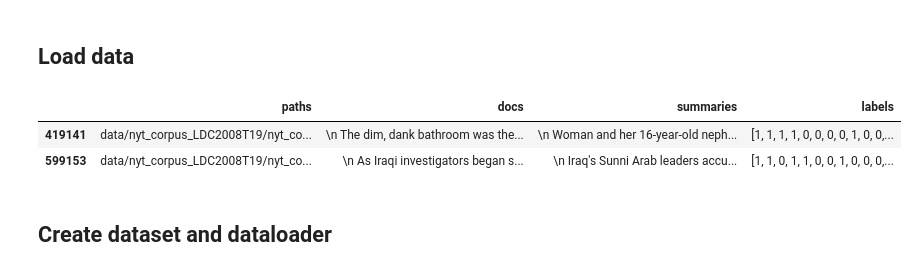
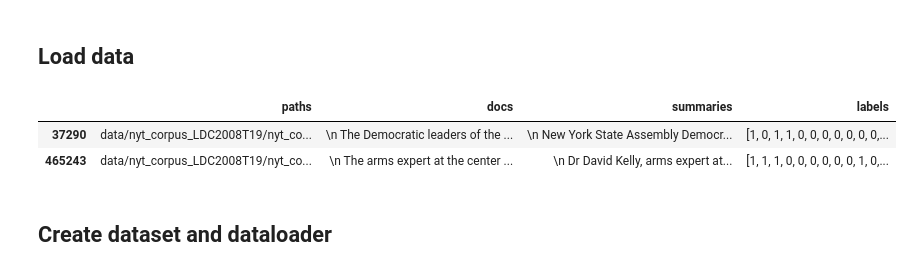
Before and after one commit to Baragouine/BERT_EXTSUM_NER, a Jupyter notebook: 07-train_bertbase_ext_summary_NYT50.ipynb, the cells around one changed output. Saved outputs shown, nothing was run; the diff lists cells and outputs as text; code cells hidden in the pictures.

```diff
--- a/07-train_bertbase_ext_summary_NYT50.ipynb
+++ b/07-train_bertbase_ext_summary_NYT50.ipynb
@@ -38,9 +38,9 @@ parser = argparse.ArgumentParser(description='extractive summary and ner using b
 
 parser.add_argument('-is_graphic',type=int,default=1,choices=[0,1])
 parser.add_argument('-gpu_num',type=int,default=0)
-parser.add_argument('-batch_size',type=int,default=4)#32)
+parser.add_argument('-batch_size',type=int,default=1)#32)
 parser.add_argument('-epochs',type=int,default=100)
-parser.add_argument('-dataset',type=str,default="data/nyt_corpus_LDC2008T19_50.json")
+parser.add_argument('-dataset',type=str,default="data/nyt_corpus_LDC2008T19_50")
 
 args = None
 
@@ -132,3 +125,7 @@ df_train = df.iloc[7452:]#9452]
+# %%
+df_test = pd.read_json(args.dataset + "/test.json")
+df_val = pd.read_json(args.dataset + "/val.json")
+df_train = pd.read_json(args.dataset + "/train.json")
 # %%
 # Stats corpus
 
@@ -145,11 +142,11 @@ if False:
   print("max:", max(len_articles), ", mediane:", statistics.median(len_articles), ", avg:", average(len_articles), ", std:", statistics.stdev(len_articles))
   # max: 184812 , mediane: 862.5 , avg: 2146.653203237274 , std: 4145.829631357804
 # %%
-df.head(2)
+df_train.head(2)
 # %% [output]
 |  | paths | docs | summaries | labels |
-| 419141 | data/nyt_corpus_LDC2008T19/nyt_co... | \n The dim, dank bathroom was the... | \n Woman and her 16-year-old neph... | [1, 1, 1, 1, 0, 0, 0, 0, 1, 0, 0,... |
-| 599153 | data/nyt_corpus_LDC2008T19/nyt_co... | \n As Iraqi investigators began s... | \n Iraq's Sunni Arab leaders accu... | [1, 1, 0, 1, 1, 0, 0, 1, 0, 0, 0,... |
+| 37290 | data/nyt_corpus_LDC2008T19/nyt_co... | \n The Democratic leaders of the ... | \n New York State Assembly Democr... | [1, 0, 1, 1, 0, 0, 0, 0, 0, 0, 0,... |
+| 465243 | data/nyt_corpus_LDC2008T19/nyt_co... | \n The arms expert at the center ... | \n Dr David Kelly, arms expert at... | [1, 1, 1, 0, 0, 0, 0, 0, 0, 1, 0,... |
 # %% [markdown]
 ## Create dataset and dataloader
 # %%
```
Also changed, not shown: parts of 23 cells of this notebook.
